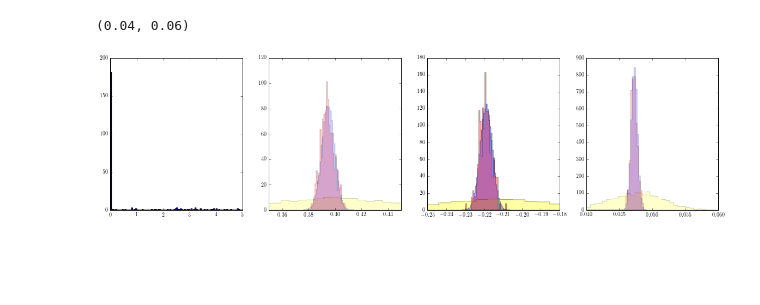
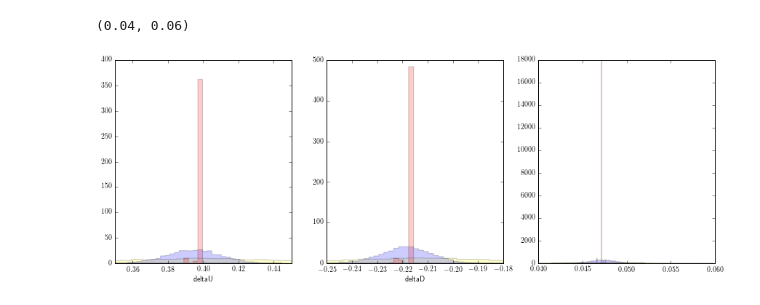
Before and after one commit to liu-tianbo/TMDs, a Jupyter notebook: analysis/analysis-new.ipynb, the cells around one changed output. Cells and saved outputs as stored; diff of their text form; code cells hidden in the pictures; blank space fills up the shorter version.

```diff
--- a/analysis/analysis-new.ipynb
+++ b/analysis/analysis-new.ipynb
@@ -89,39 +86,36 @@ ax.set_xlim(0.04,0.06)
 # %%
-data1=get_data('scale_cov_1/f1_weight_solid_3he_pip_1.dat')
-data100=get_data('scale_cov_100_new/f100_weight_solid_3he_pip_1.dat')
+data1=get_data('scale_cov_1/f1_weight_solid_3he_pim_1.dat')
+data100=get_data('scale_cov_10/f10_weight_solid_3he_pim_1.dat')
 # %%
 nrows,ncols=1,4
-py.figure(figsize=(ncols*5,nrows*5))
+plt.figure(figsize=(ncols*5,nrows*5))
 
-ax=py.subplot(nrows,ncols,1)
-ax.hist(data100['chi2'],range=(0,5),bins=100,histtype='stepfilled');
+#ax=plt.subplot(nrows,ncols,1)
+#ax.hist(data100['chi2'],range=(1e-3,5),bins=100,histtype='stepfilled');
+#ax.set_xscale('log')
 
 ax=plt.subplot(nrows,ncols,2)
 ax.hist(data1['du'],histtype='stepfilled',bins=40,normed=1,facecolor='Yellow',alpha=0.2);
 ax.hist(data100['du'],histtype='stepfilled',bins=40,normed=1,facecolor='b',alpha=0.2);
 ax.hist(data100['du'],histtype='stepfilled',weights=data100['w'],bins=40,normed=1,facecolor='r',alpha=0.2)
 ax.set_xlim(0.35,0.45)
+ax.set_xlabel('deltaU')
 
 ax=plt.subplot(nrows,ncols,3)
 ax.hist(data1['dd'],histtype='stepfilled',bins=40,normed=1,facecolor='Yellow',alpha=0.2);
 ax.hist(data100['dd'],histtype='stepfilled',bins=40,normed=1,facecolor='b',alpha=0.2);
 ax.hist(data100['dd'],histtype='stepfilled',weights=data100['w'],bins=40,normed=1,facecolor='r',alpha=0.2)
 ax.set_xlim(-0.25,-0.18)
-
-ax=plt.subplot(nrows,ncols,3)
-ax.hist(data1['dd'],histtype='stepfilled',bins=40,normed=1,facecolor='Yellow',alpha=0.2);
-ax.hist(data100['dd'],histtype='stepfilled',bins=40,normed=1,facecolor='b',alpha=0.2);
-ax.hist(data100['dd'],histtype='stepfilled',weights=data100['w'],bins=40,normed=1,facecolor='r',alpha=0.2)
-ax.set_xlim(-0.25,-0.18)
+ax.set_xlabel('deltaD')
 
 ax=plt.subplot(nrows,ncols,4)
 ax.hist([data1['Hu'][i][5] for i in data1.index],histtype='stepfilled',bins=40,normed=1,facecolor='Yellow',alpha=0.2);
 ax.hist([data100['Hu'][i][5] for i in data100.index],weights=data100['w'],histtype='stepfilled',bins=200,normed=1,facecolor='r',alpha=0.2);
 ax.hist([data100['Hu'][i][5] for i in data100.index],histtype='stepfilled',bins=200,normed=1,facecolor='b',alpha=0.2);
 
 #ax.hist(data100['Hu'][100],histtype='stepfilled',bins=40,normed=1,facecolor='b',alpha=0.2);
 #ax.hist(data100['Hu'][100],histtype='stepfilled',weights=data['w'],bins=40,normed=1,facecolor='r',alpha=0.2)
 ax.set_xlim(0.04,0.06)
 # %% [output]
 (0.04, 0.06)
-[figure, old version]
+[figure, new version]
```
Also changed, not shown: parts of 2 cells of this notebook, 12 other files.
